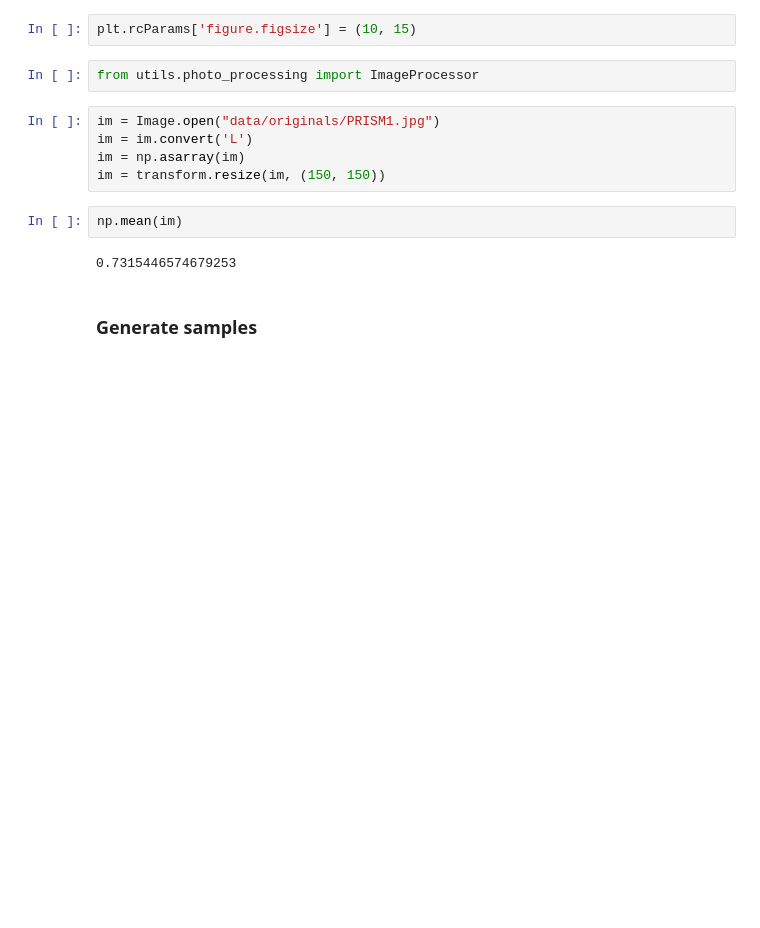
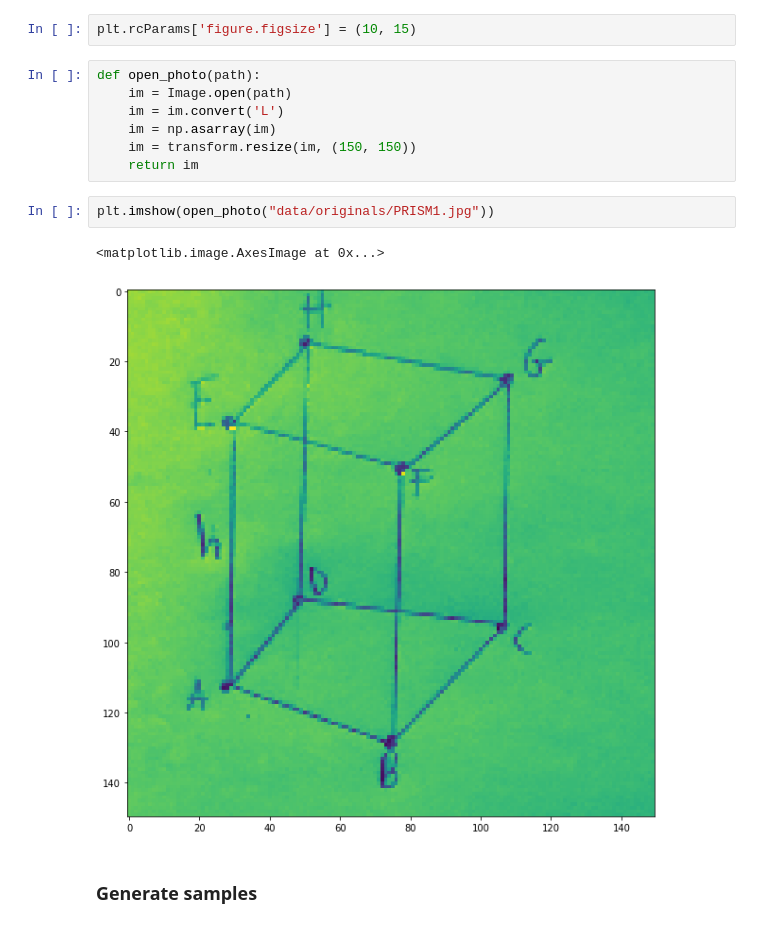
Before and after one commit to grzch/hackyeah-backend, a Jupyter notebook: woarld/shapes_classification.ipynb, the cells around one changed output. Drawn from its saved outputs; the diff is of its cells as text; blank space fills up the shorter version.

```diff
--- a/woarld/shapes_classification.ipynb
+++ b/woarld/shapes_classification.ipynb
@@ -12,16 +22,17 @@ from sklearn import neighbors, model_selection
 # %%
 plt.rcParams['figure.figsize'] = (10, 15)
-# %%
-from utils.photo_processing import ImageProcessor
 # %%
-im = Image.open("data/originals/PRISM1.jpg")
-im = im.convert('L')
-im = np.asarray(im)
-im = transform.resize(im, (150, 150))
+def open_photo(path):
+    im = Image.open(path)
+    im = im.convert('L')
+    im = np.asarray(im)
+    im = transform.resize(im, (150, 150))
+    return im
-# %%
-np.mean(im)
-# %% [output]
-0.7315446574679253
+# %%
+plt.imshow(open_photo("data/originals/PRISM1.jpg"))
+# %% [output]
+<matplotlib.image.AxesImage at 0x...>
+[figure, added]
 # %% [markdown]
 ### Generate samples
 # %%
```
Also changed, not shown: parts of 23 cells of this notebook, 8 other files.
